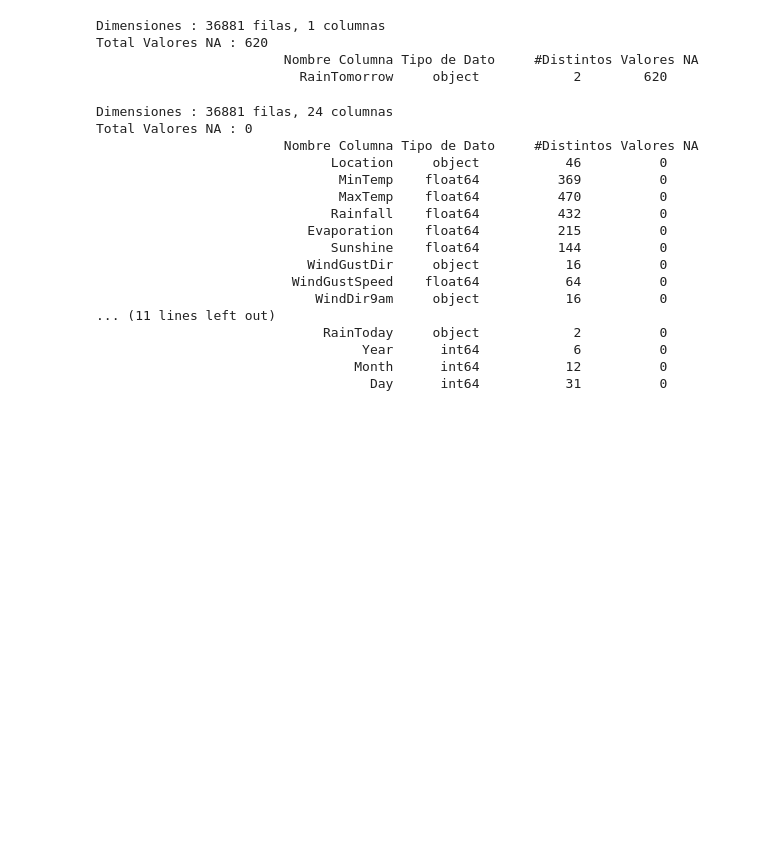
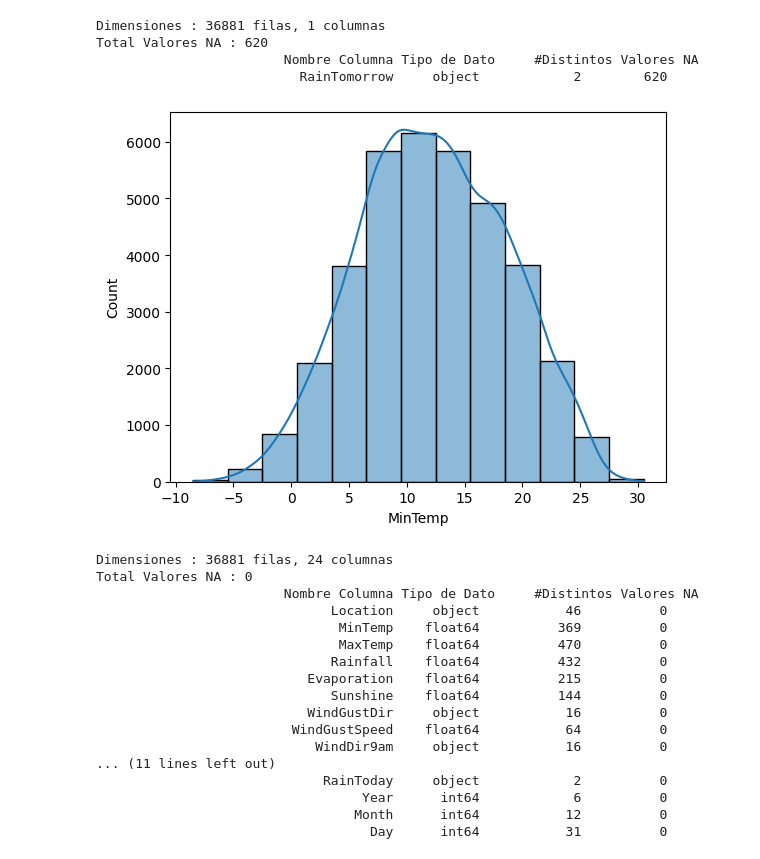
Before and after one commit to jaquimbayoc7/DocumentacionDiplomadoML, a Jupyter notebook: 4. Aprendizaje Supervisado Clasificación/RegresionLogistica.ipynb, the cells around one changed output. Cells and saved outputs as stored; diff of their text form; code cells hidden in the pictures; blank space fills up the shorter version.

```diff
--- a/4. Aprendizaje Supervisado Clasificación/RegresionLogistica.ipynb
+++ b/4. Aprendizaje Supervisado Clasificación/RegresionLogistica.ipynb
@@ -251,6 +251,10 @@ Dimensiones : 36881 filas, 1 columnas
 Total Valores NA : 620
                         Nombre Columna Tipo de Dato     #Distintos Valores NA
                           RainTomorrow     object            2        620
+# %%
+histoPlot(X, 'MinTemp',3)
+# %% [output]
+[figure, added]
 # %%
 ##Limpiar NAN mintemp y max temp
 X['MinTemp']= imputacionNa(X, 'MinTemp','Mediana')
```
Also changed, not shown: parts of 3 cells of this notebook, 2 other files.
